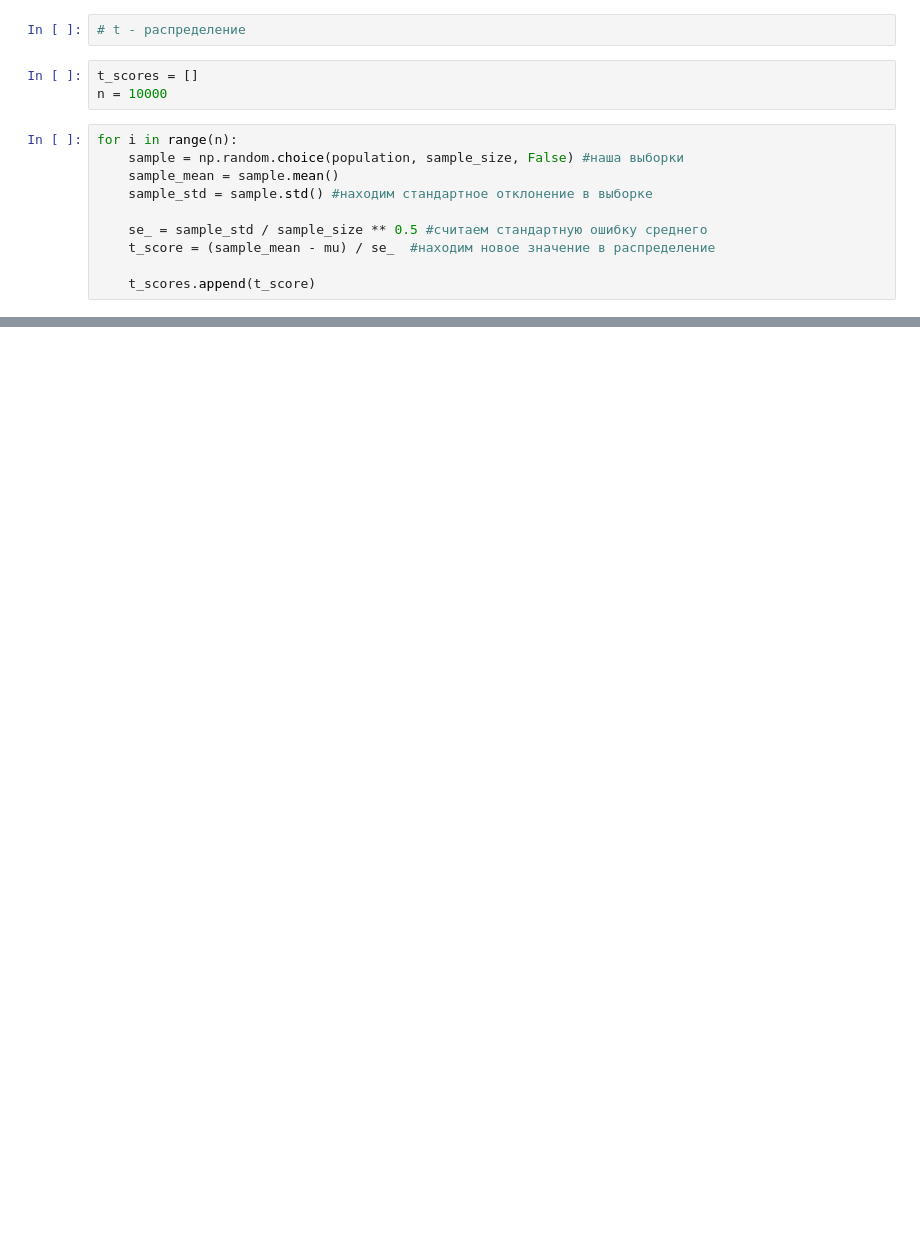
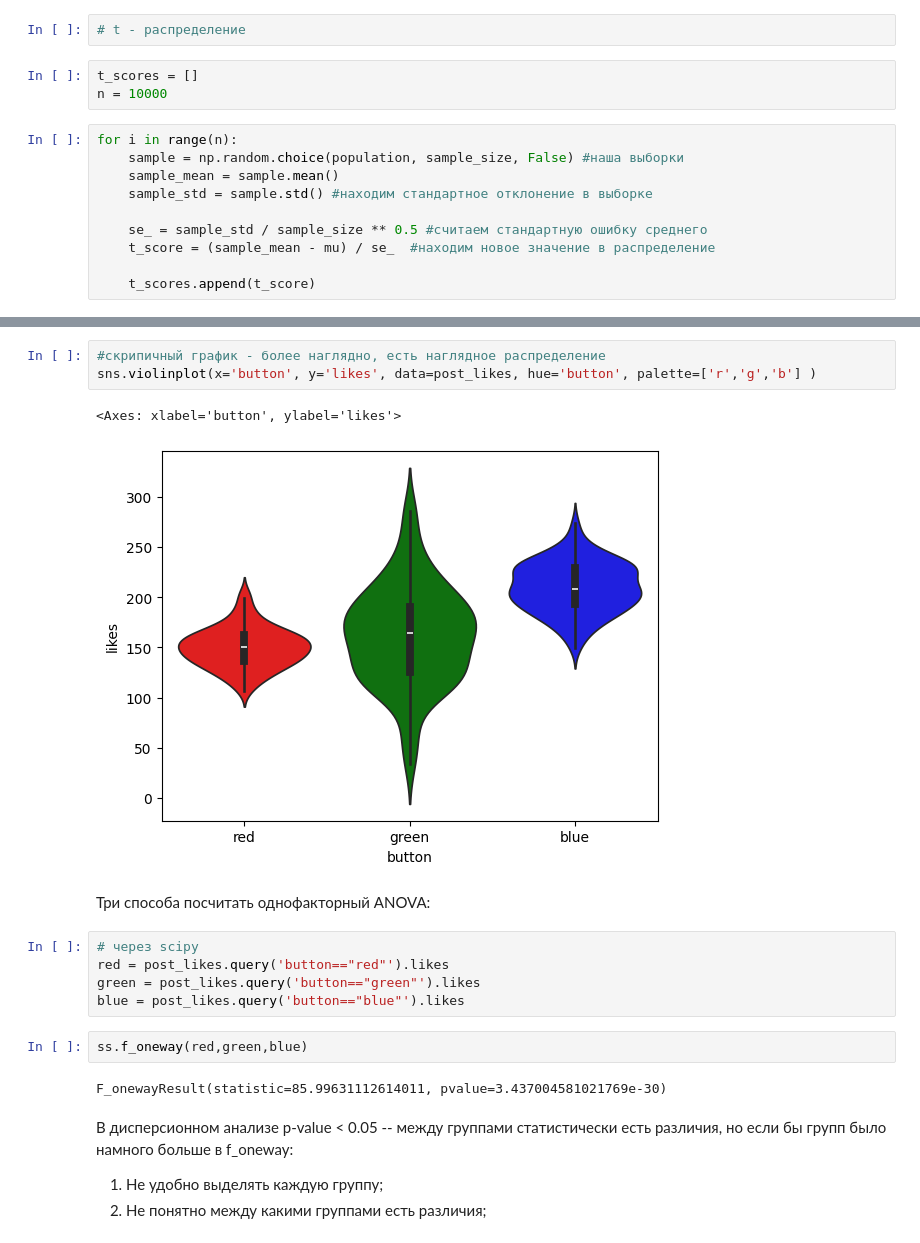
Before and after one commit to Dimkalinin/self-development, a Jupyter notebook: learning_process/learning_process_interval.ipynb, the cells around one changed output, grey strips where cells are left out. Drawn from its saved outputs; the diff is of its cells as text; blank space fills up the shorter version.

```diff
--- a/learning_process/learning_process_interval.ipynb
+++ b/learning_process/learning_process_interval.ipynb
@@ -209,0 +244,21 @@ df
+# %%
+#скрипичный график - более наглядно, есть наглядное распределение
+sns.violinplot(x='button', y='likes', data=post_likes, hue='button', palette=['r','g','b'] )
+# %% [output]
+<Axes: xlabel='button', ylabel='likes'>
+[figure, added]
+# %% [markdown]
+Три способа посчитать однофакторный ANOVA:
+# %%
+# через scipy
+red = post_likes.query('button=="red"').likes
+green = post_likes.query('button=="green"').likes
+blue = post_likes.query('button=="blue"').likes
+# %%
+ss.f_oneway(red,green,blue)
+# %% [output]
+F_onewayResult(statistic=85.99631112614011, pvalue=3.437004581021769e-30)
+# %% [markdown]
+В дисперсионном анализе p-value < 0.05 -- между группами статистически есть различия, но если бы групп было намного больше в f_oneway:
+1. Не удобно выделять каждую группу;
+2. Не понятно между какими группами есть различия;
```
Also changed, not shown: parts of 35 cells of this notebook, 1 other file.
